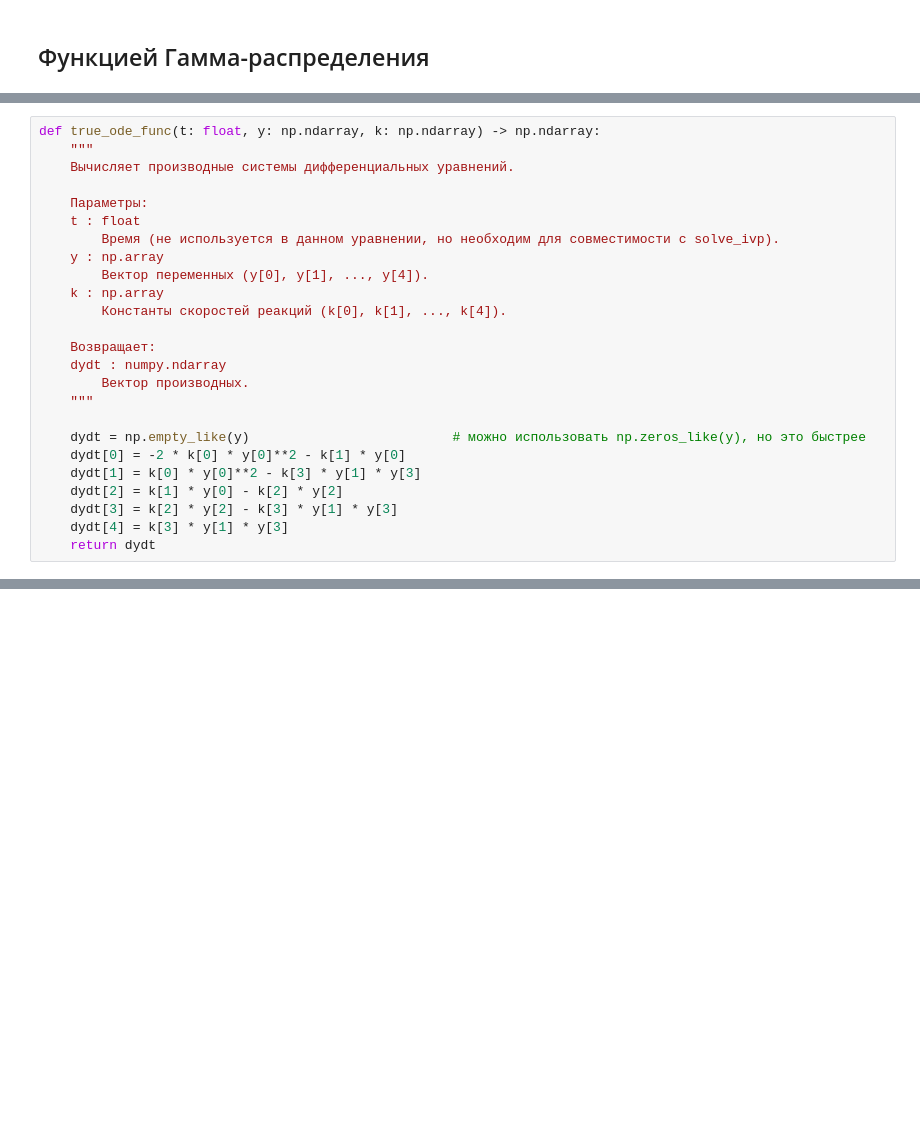
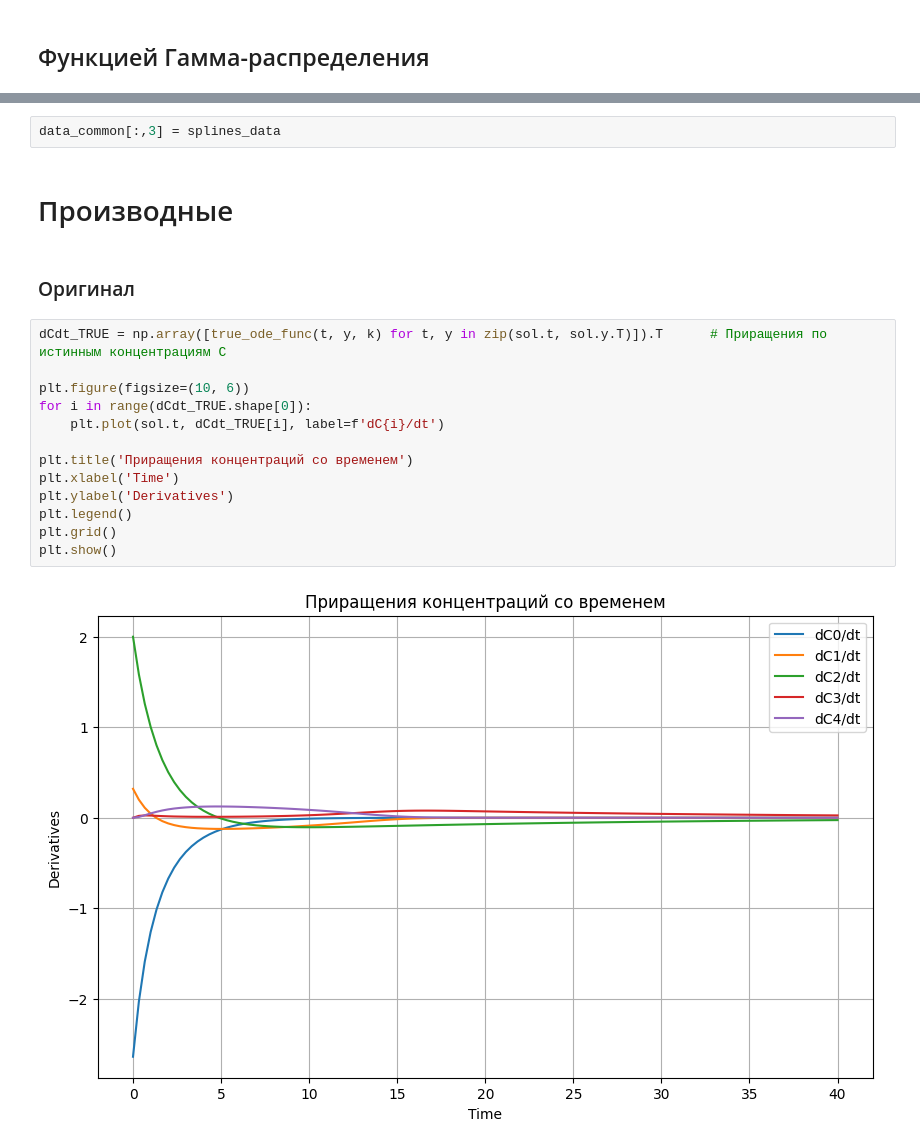
Before and after one commit to Lirik-17/Chemistry, a Jupyter notebook: MY_WORK/My_chem_gen/experiments/10_realize_gamma_distrib.ipynb, the cells around one changed output, grey strips where cells are left out. Drawn from its saved outputs; the diff is of its cells as text; blank space fills up the shorter version.

```diff
--- a/MY_WORK/My_chem_gen/experiments/10_realize_gamma_distrib.ipynb
+++ b/MY_WORK/My_chem_gen/experiments/10_realize_gamma_distrib.ipynb
@@ -278,25 +284,0 @@ for column in [0, 1, 2, 4]:
-# %%
-def true_ode_func(t: float, y: np.ndarray, k: np.ndarray) -> np.ndarray:
-    """
-    Вычисляет производные системы дифференциальных уравнений.
-
-    Параметры:
-    t : float
-        Время (не используется в данном уравнении, но необходим для совместимости с solve_ivp).
-    y : np.array
-        Вектор переменных (y[0], y[1], ..., y[4]).
-    k : np.array
-        Константы скоростей реакций (k[0], k[1], ..., k[4]).
-
-    Возвращает:
-    dydt : numpy.ndarray
-        Вектор производных.
-    """
-
-    dydt = np.empty_like(y)                          # можно использовать np.zeros_like(y), но это быстрее
-    dydt[0] = -2 * k[0] * y[0]**2 - k[1] * y[0]
-    dydt[1] = k[0] * y[0]**2 - k[3] * y[1] * y[3]
-    dydt[2] = k[1] * y[0] - k[2] * y[2]
-    dydt[3] = k[2] * y[2] - k[3] * y[1] * y[3]
-    dydt[4] = k[3] * y[1] * y[3]
-    return dydt
@@ -302,0 +287,21 @@ def true_ode_func(t: float, y: np.ndarray, k: np.ndarray) -> np.ndarray:
+# %%
+data_common[:,3] = splines_data
+# %% [markdown]
+# Производные
+# %% [markdown]
+### Оригинал
+# %%
+dCdt_TRUE = np.array([true_ode_func(t, y, k) for t, y in zip(sol.t, sol.y.T)]).T      # Приращения по истинным концентрациям C
+
+plt.figure(figsize=(10, 6))
+for i in range(dCdt_TRUE.shape[0]):
+    plt.plot(sol.t, dCdt_TRUE[i], label=f'dС{i}/dt')
+
+plt.title('Приращения концентраций со временем')
+plt.xlabel('Time')
+plt.ylabel('Derivatives')
+plt.legend()
+plt.grid()
+plt.show()
+# %% [output]
+[figure, added]
```
Also changed, not shown: parts of 34 cells of this notebook, 10 other files.
